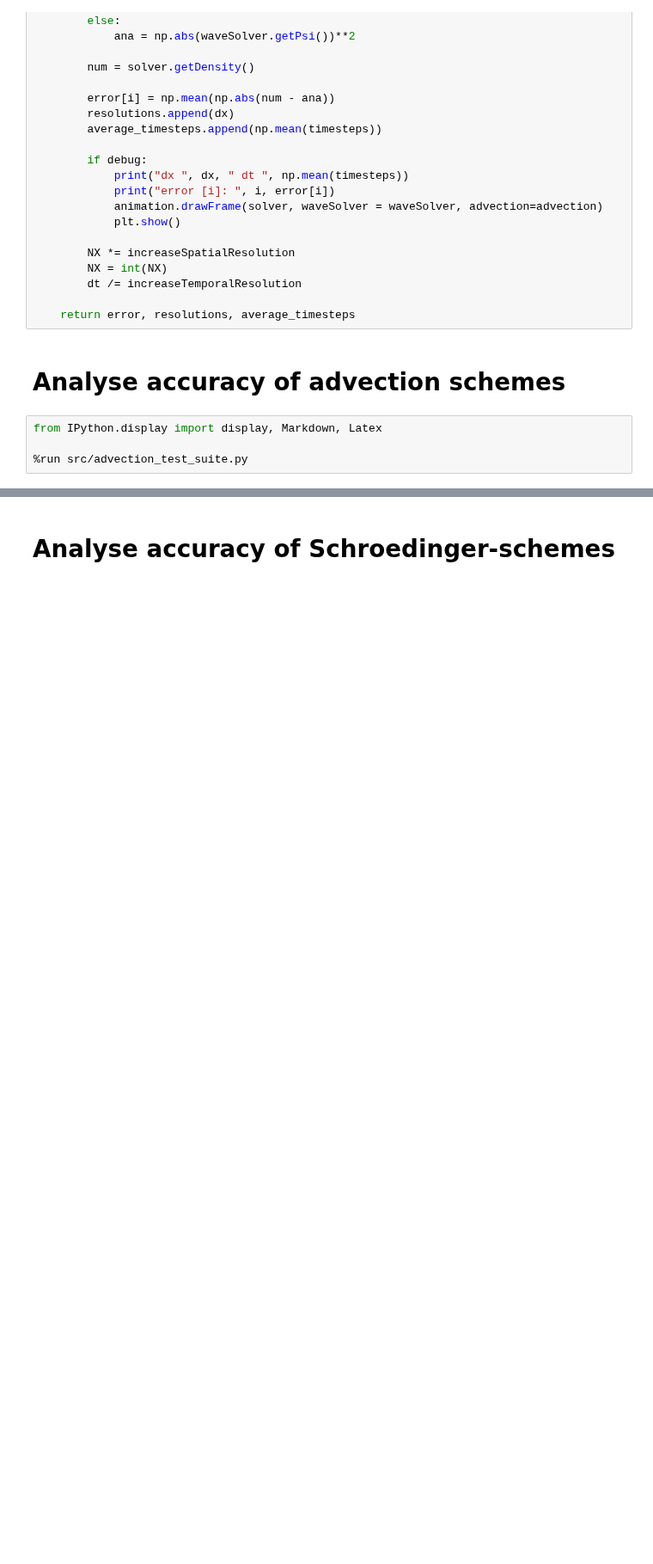
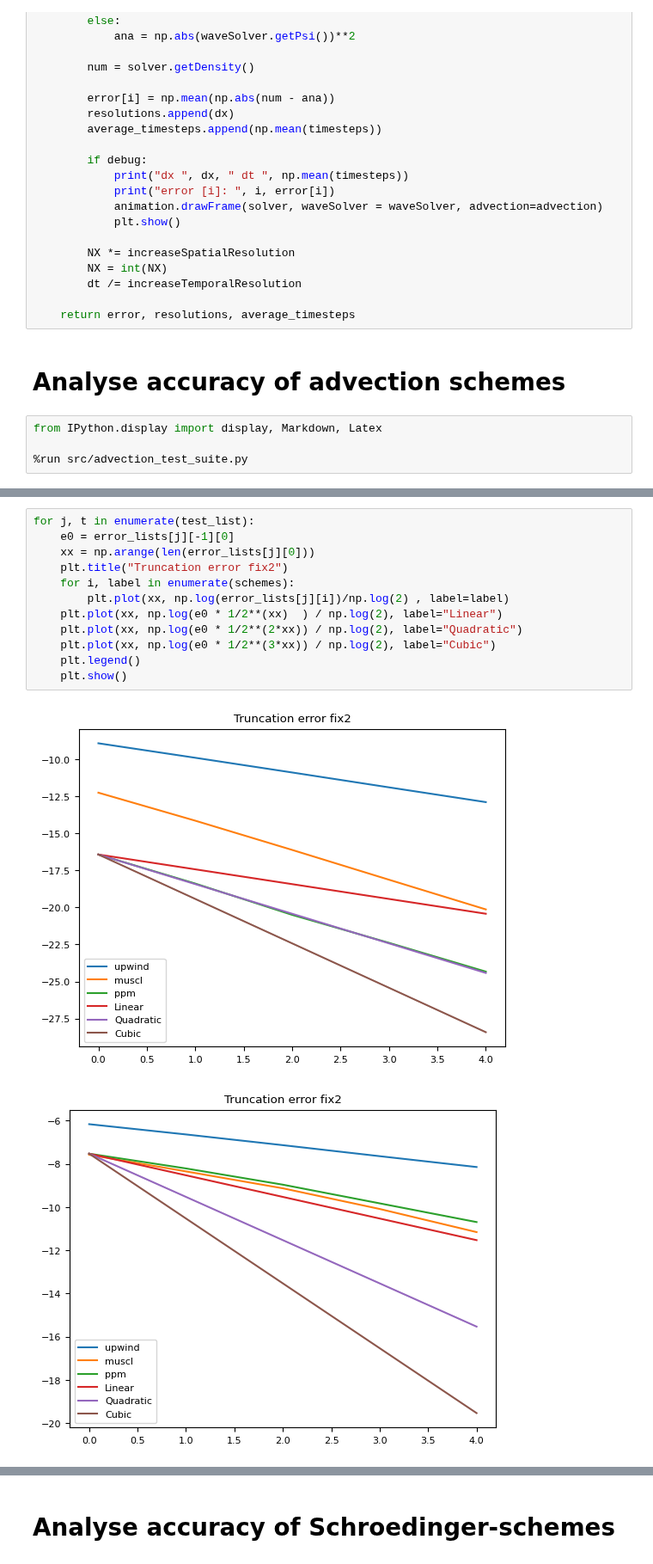
Before and after one commit to KunkelAlexander/fdm-hybrid-scheme, a Jupyter notebook: truncation_error_analysis.ipynb, the cells around one changed output, grey strips where cells are left out. Shown at 86% size. Cells and saved outputs as stored; diff of their text form; blank space fills up the shorter version.

```diff
--- a/truncation_error_analysis.ipynb
+++ b/truncation_error_analysis.ipynb
@@ -140,0 +156,15 @@ for j, t in enumerate(test_list):
+# %%
+for j, t in enumerate(test_list):
+    e0 = error_lists[j][-1][0]
+    xx = np.arange(len(error_lists[j][0]))
+    plt.title("Truncation error fix2")
+    for i, label in enumerate(schemes):
+        plt.plot(xx, np.log(error_lists[j][i])/np.log(2) , label=label)
+    plt.plot(xx, np.log(e0 * 1/2**(xx)  ) / np.log(2), label="Linear")
+    plt.plot(xx, np.log(e0 * 1/2**(2*xx)) / np.log(2), label="Quadratic")
+    plt.plot(xx, np.log(e0 * 1/2**(3*xx)) / np.log(2), label="Cubic")
+    plt.legend()
+    plt.show()
+# %% [output]
+[figure, added]
+[figure, added]
```
Also changed, not shown: parts of 14 cells of this notebook, 1 other file.
